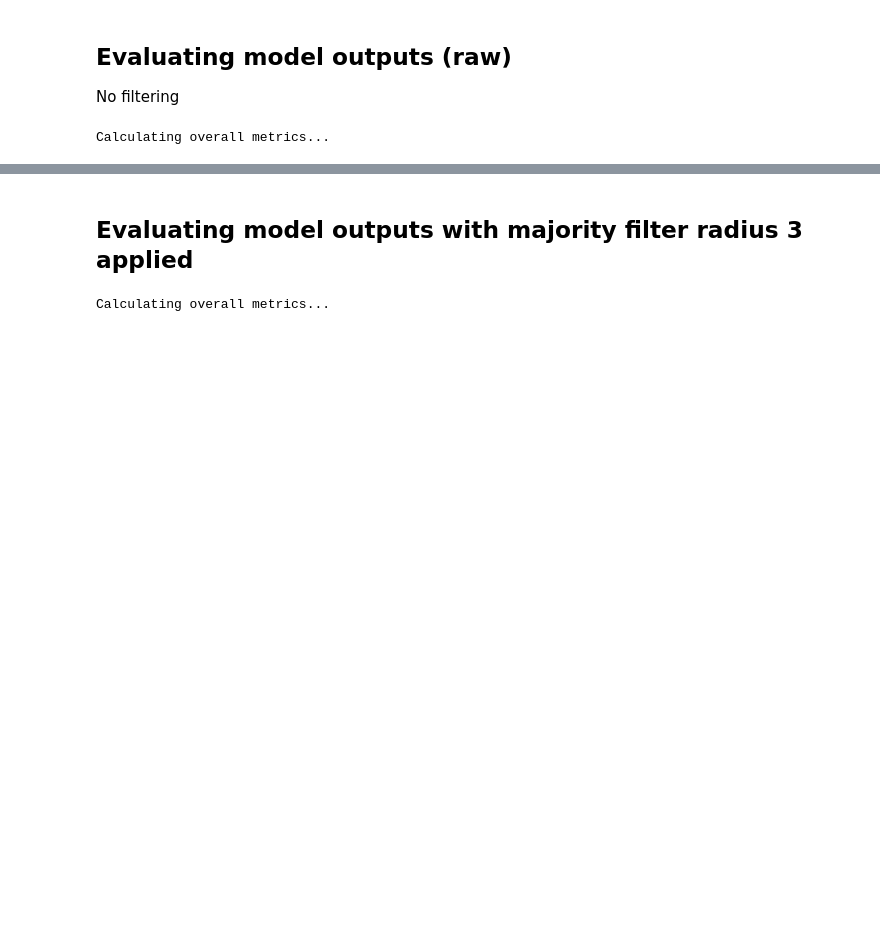
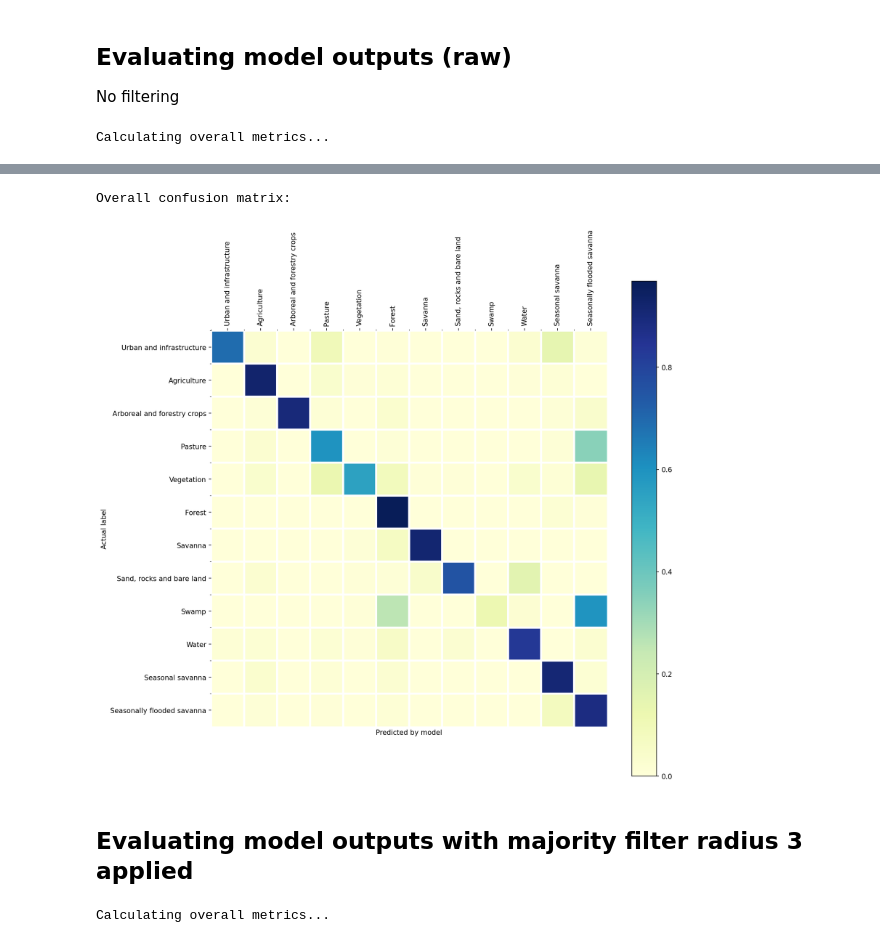
Before and after one commit to microsoft/landcover-orinoquia, a Jupyter notebook: evaluation/evaluate_against_2019_202004_manual_labels.ipynb, the cells around one changed output, grey strips where cells are left out. Saved outputs shown, nothing was run; the diff lists cells and outputs as text; code cells hidden in the pictures; blank space fills up the shorter version.

```diff
--- a/evaluation/evaluate_against_2019_202004_manual_labels.ipynb
+++ b/evaluation/evaluate_against_2019_202004_manual_labels.ipynb
@@ -180,3 +235,13 @@ Labels after correction:
+# %%
+print('Overall confusion matrix:')
+
+cm_norm = confusion_matrix(y_true, y_pred, labels=labels, normalize='true')
+
+fig = plot_confusion_matrix(cm_norm, target_names)
+fig
+# %% [output]
+Overall confusion matrix:
+[figure, added]
 # %% [markdown]
 ## Evaluating model outputs with majority filter radius 3 applied
 # %%
```
Also changed, not shown: parts of 6 cells of this notebook.
